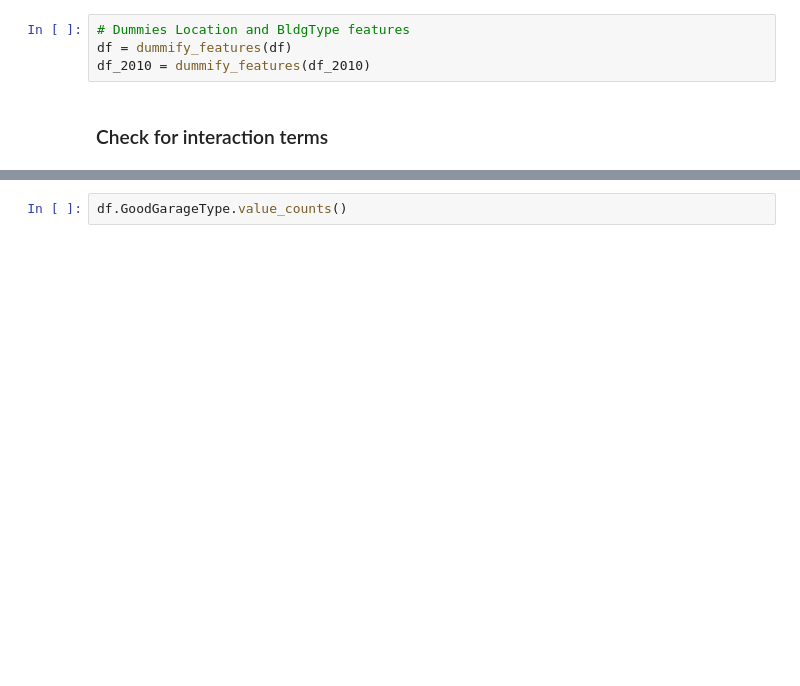
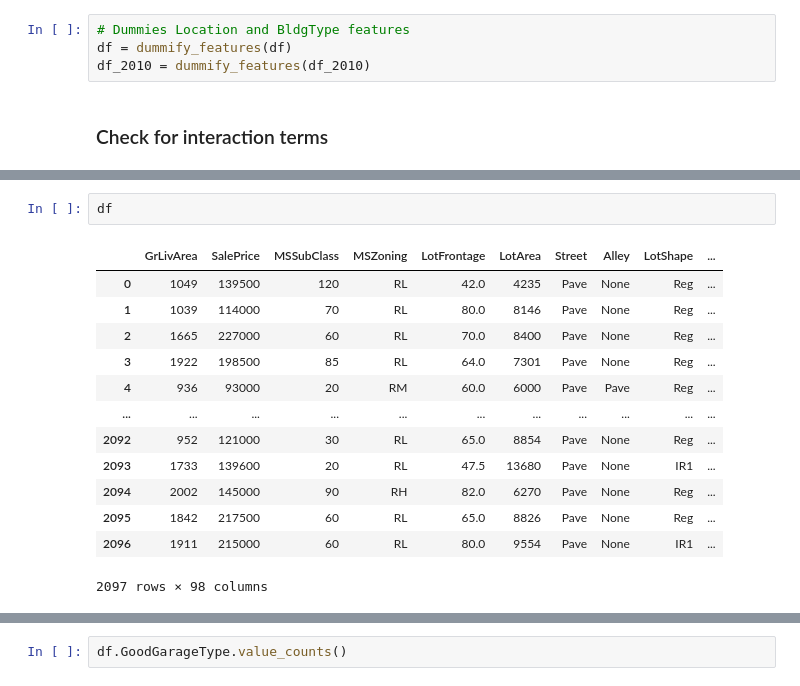
Before and after one commit to franciscapalacios/housing_project, a Jupyter notebook: Preprocessing.ipynb, the cells around one changed output, grey strips where cells are left out. Saved outputs shown, nothing was run; the diff lists cells and outputs as text; blank space fills up the shorter version.

```diff
--- a/Preprocessing.ipynb
+++ b/Preprocessing.ipynb
@@ -334,3 +332,19 @@ ax.yaxis.set_major_formatter(ticker.EngFormatter())
+# %%
+df
+# %% [output]
+|  | GrLivArea | SalePrice | MSSubClass | MSZoning | LotFrontage | LotArea | Street | Alley | LotShape | ... |
+| 0 | 1049 | 139500 | 120 | RL | 42.0 | 4235 | Pave | None | Reg | ... |
+| 1 | 1039 | 114000 | 70 | RL | 80.0 | 8146 | Pave | None | Reg | ... |
+| 2 | 1665 | 227000 | 60 | RL | 70.0 | 8400 | Pave | None | Reg | ... |
+| 3 | 1922 | 198500 | 85 | RL | 64.0 | 7301 | Pave | None | Reg | ... |
+| 4 | 936 | 93000 | 20 | RM | 60.0 | 6000 | Pave | Pave | Reg | ... |
+| ... | ... | ... | ... | ... | ... | ... | ... | ... | ... | ... |
+| 2092 | 952 | 121000 | 30 | RL | 65.0 | 8854 | Pave | None | Reg | ... |
+| 2093 | 1733 | 139600 | 20 | RL | 47.5 | 13680 | Pave | None | IR1 | ... |
+| 2094 | 2002 | 145000 | 90 | RH | 82.0 | 6270 | Pave | None | Reg | ... |
+| 2095 | 1842 | 217500 | 60 | RL | 65.0 | 8826 | Pave | None | Reg | ... |
+| 2096 | 1911 | 215000 | 60 | RL | 80.0 | 9554 | Pave | None | IR1 | ... |
+2097 rows × 98 columns
 # %%
 g = sns.lmplot(
             x="GrLivArea",
```
Also changed, not shown: parts of 4 cells of this notebook, 2 other files.
